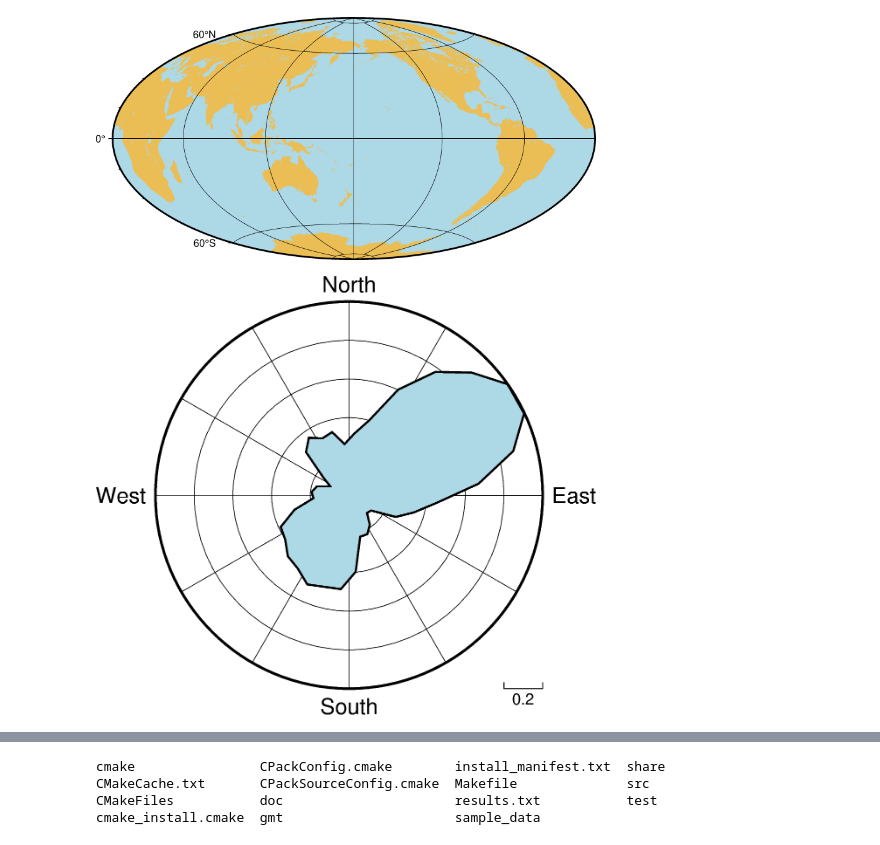
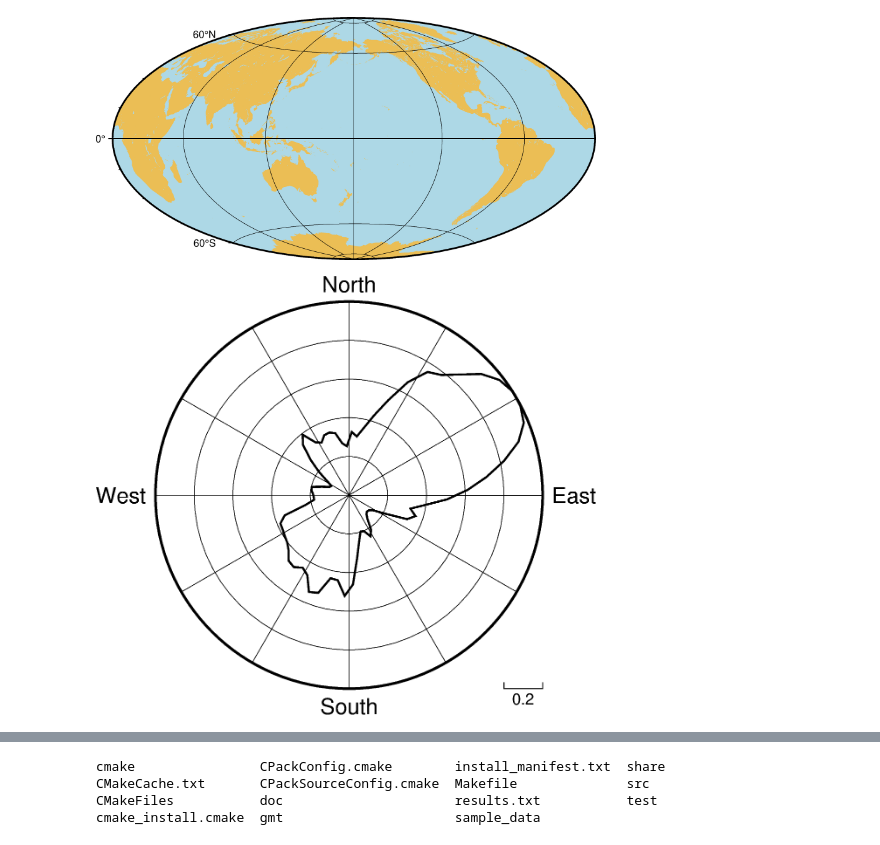
Before and after one commit to brioglade/gmt, a Jupyter notebook: pygmt.ipynb, the cells around one changed output, grey strips where cells are left out. Saved outputs shown, nothing was run; the diff lists cells and outputs as text; code cells hidden in the pictures.

```diff
--- a/pygmt.ipynb
+++ b/pygmt.ipynb
@@ -456,36 +457,38 @@ data = pygmt.datasets.load_fractures_compilation()
 fig = pygmt.Figure()
 
 fig.rose(
     # use columns of the sample dataset as input for the length and azimuth
     # parameters
     length=data.length,
     azimuth=data.azimuth,
     # specify the "region" of interest in the (r,azimuth) space
     # [r0, r1, az0, az1], here, r0 is 0 and r1 is 1, for azimuth, az0 is 0 and
     # az1 is 360 which means we plot a full circle between 0 and 360 degrees
     region=[0, 1, 0, 360],
     # set the diameter of the rose diagram to 7.5 cm
     diameter="7.5c",
     # define the sector width in degrees, we append +r here to draw a rose
     # diagram instead of a sector diagram
-    sector="10+r",
+    sector="5+r",
     # normalize bin counts by the largest value so all bin counts range from
     # 0 to 1
     norm=True,
     # use red3 as color fill for the sectors
-    color="lightblue",
+    #color="lightblue",
+    color="",
     # define the frame with ticks and gridlines every 0.2
     # length unit in radial direction and every 30 degrees
     # in azimuthal direction, set background color to
     # lightgray
+    #frame=["x0.2g0.2", "y30g30", "+glightgrey"],
     frame=["x0.2g0.2", "y30g30"],
     # use a pen size of 1p to draw the outlines
     pen="1p",
 )
 
 fig.show()
 # %% [output]
-[figure, old version]
+[figure, new version]
 # %%
 print(data)
 # %% [output]
```
Also changed, not shown: parts of 3 cells of this notebook.
